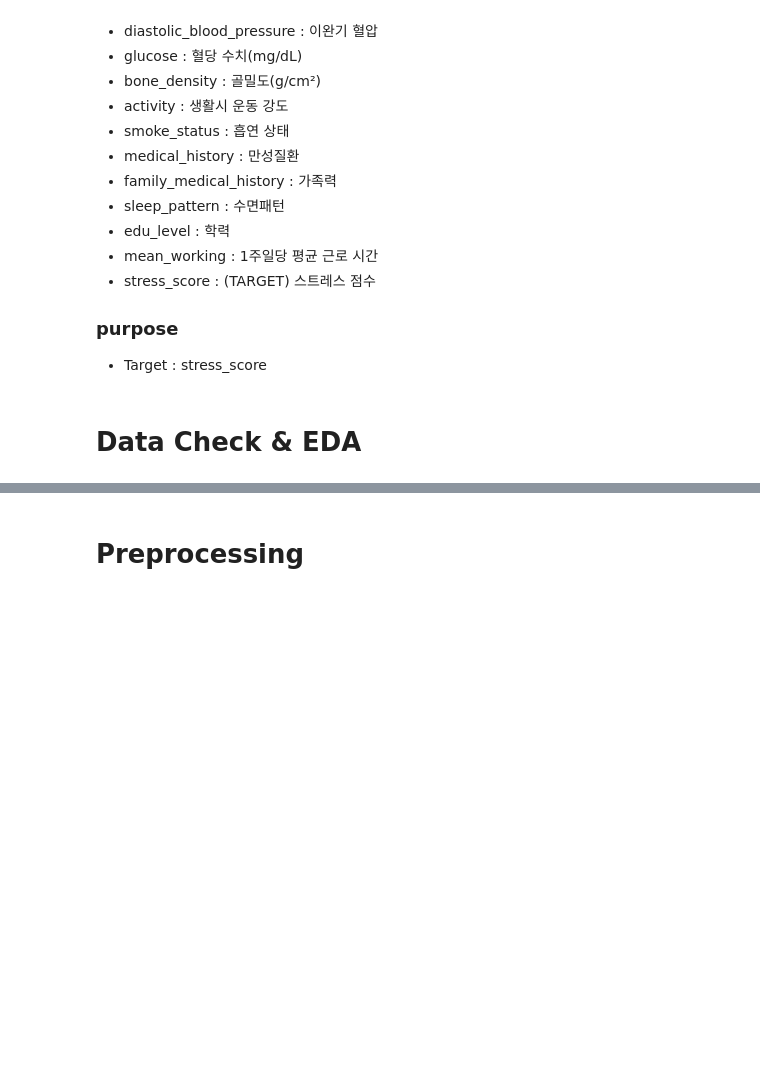
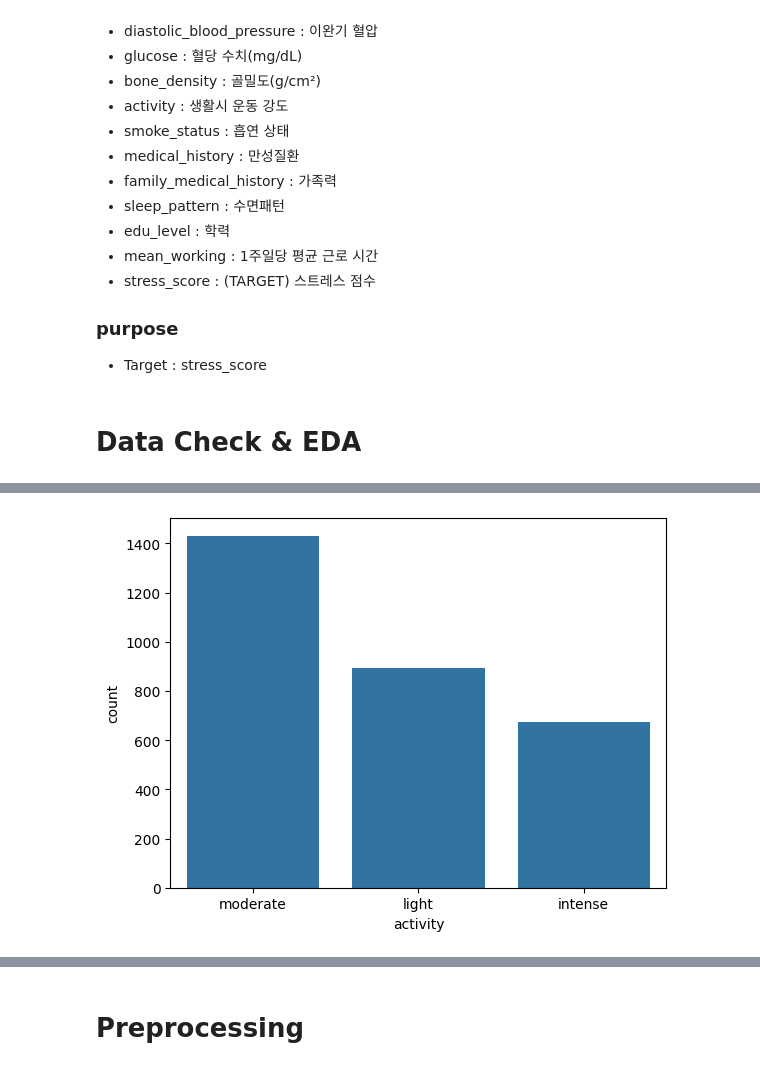
Before and after one commit to HOYUN-Y/DataAnalytics_projects, a Jupyter notebook: dacon_stress_prediction/data_preprocessing.ipynb, the cells around one changed output, grey strips where cells are left out. Drawn from its saved outputs; the diff is of its cells as text; code cells hidden in the pictures; blank space fills up the shorter version.

```diff
--- a/dacon_stress_prediction/data_preprocessing.ipynb
+++ b/dacon_stress_prediction/data_preprocessing.ipynb
@@ -55,0 +141,5 @@ display(test.head())
+# %%
+sns.countplot(x='activity', data=train)
+plt.show()
+# %% [output]
+[figure, added]
```
Also changed, not shown: parts of 19 cells of this notebook.
